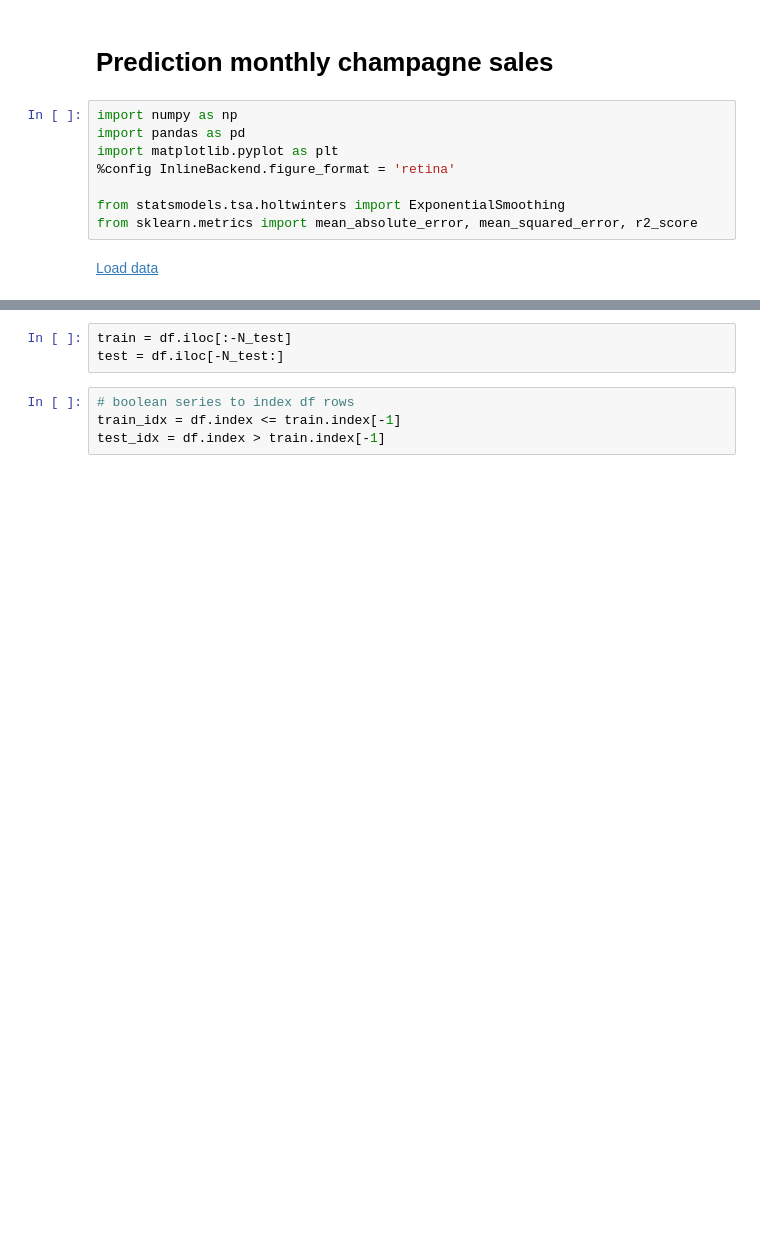
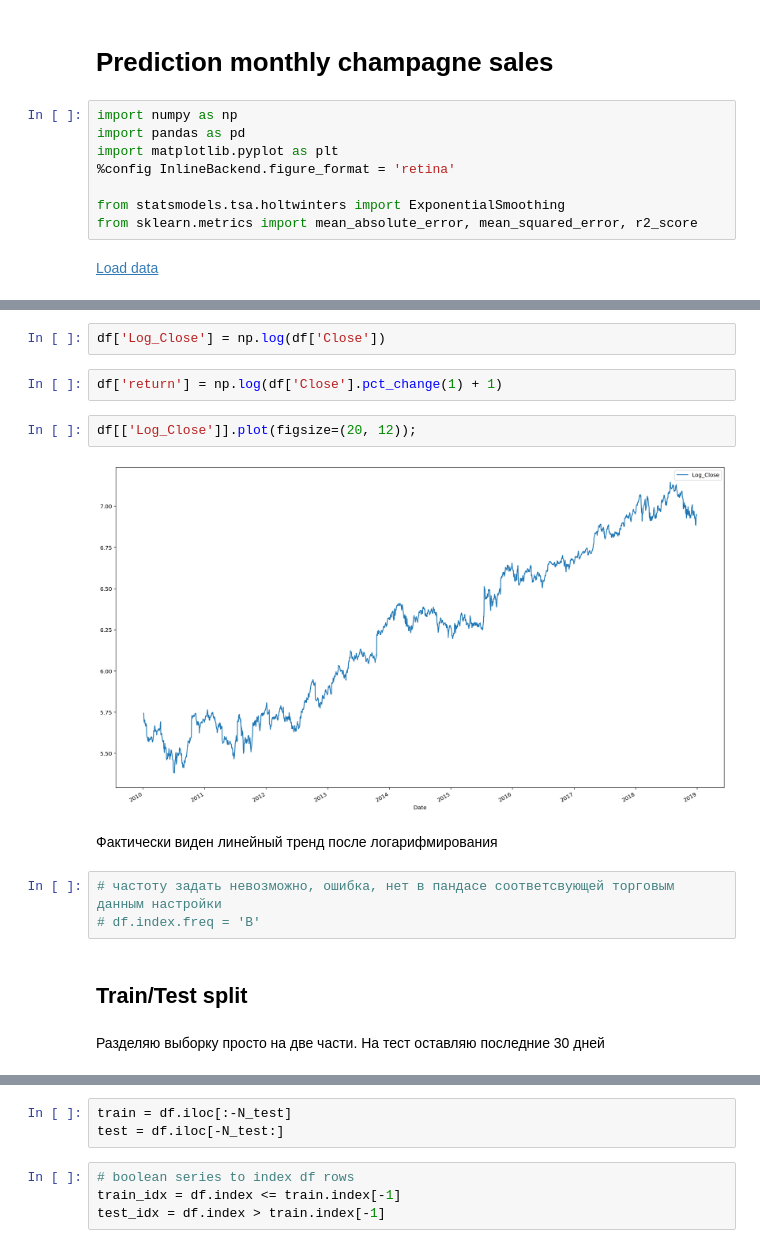
Before and after one commit to Chepell/SF_DS_Pro, a Jupyter notebook: 02_TimeSeries/02_Exponential_Smoothing/05_ETS_Stocks.ipynb, the cells around one changed output, grey strips where cells are left out. Drawn from its saved outputs; the diff is of its cells as text; blank space fills up the shorter version.

```diff
--- a/02_TimeSeries/02_Exponential_Smoothing/05_ETS_Stocks.ipynb
+++ b/02_TimeSeries/02_Exponential_Smoothing/05_ETS_Stocks.ipynb
@@ -149,3 +128,20 @@ df.plot(figsize=(20, 12));
+# %%
+df['Log_Close'] = np.log(df['Close'])
+# %%
+df['return'] = np.log(df['Close'].pct_change(1) + 1)
+# %%
+df[['Log_Close']].plot(figsize=(20, 12));
+# %% [output]
+[figure, added]
+# %% [markdown]
+Фактически виден линейный тренд после логарифмирования
+# %%
+# частоту задать невозможно, ошибка, нет в пандасе соответсвующей торговым данным настройки
+# df.index.freq = 'B'
+# %% [markdown]
+## Train/Test split
+# %% [markdown]
+Разделяю выборку просто на две части. На тест оставляю последние 30 дней
 # %%
 df.shape
 # %% [output]
```
Also changed, not shown: parts of 41 cells of this notebook.
